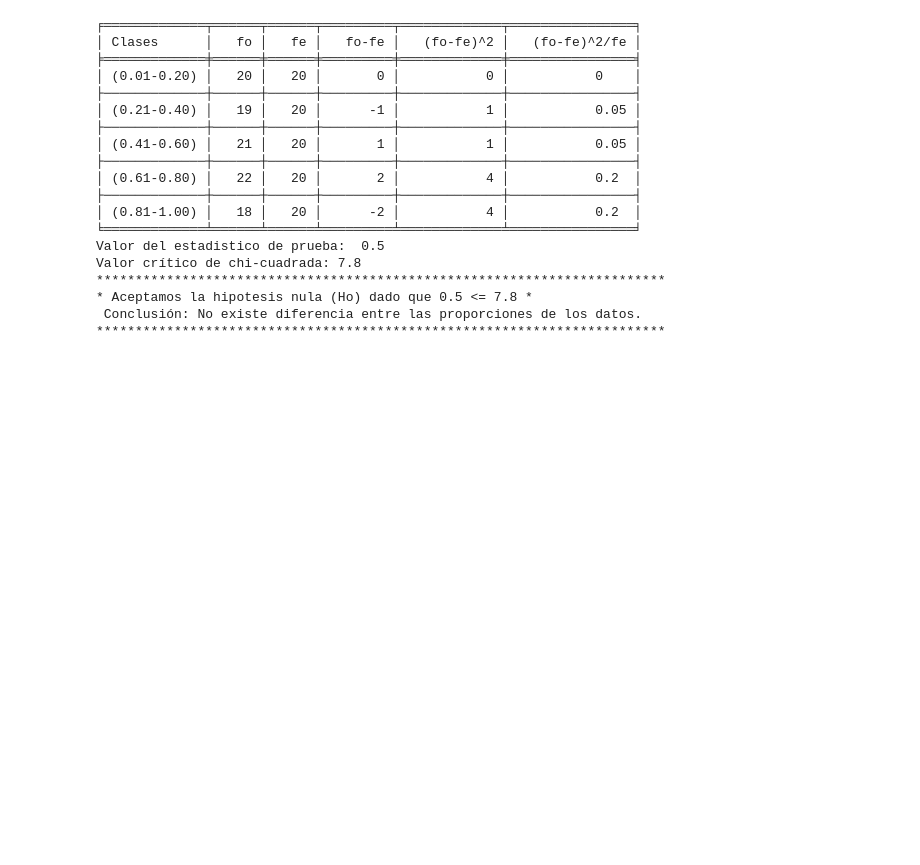
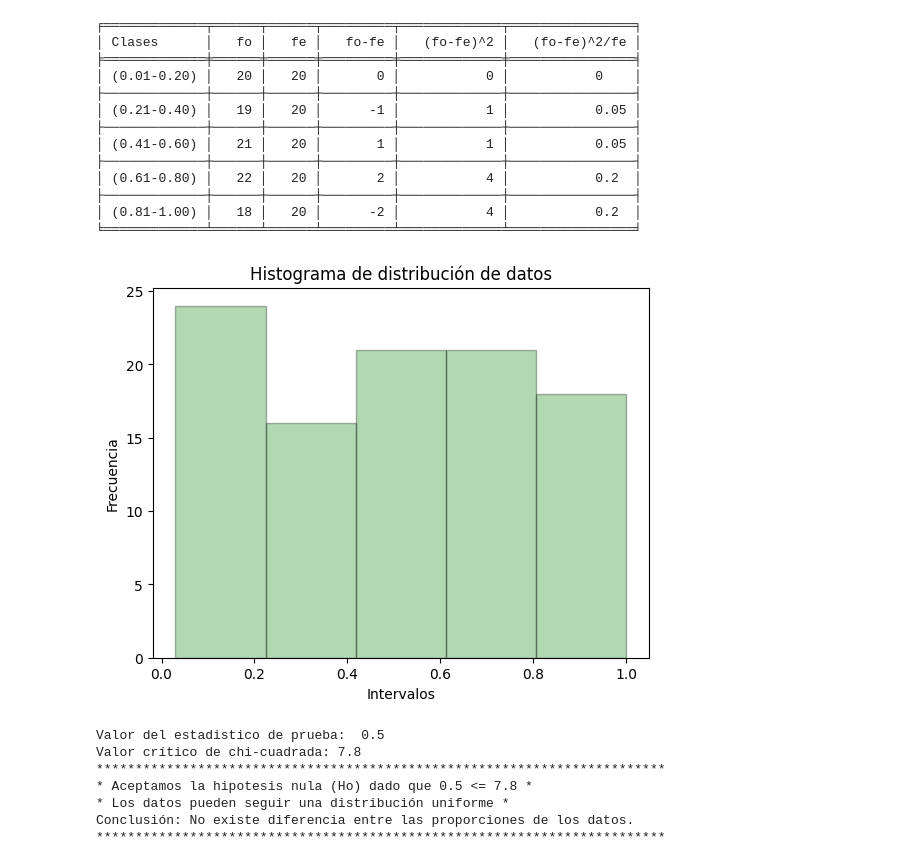
Before and after one commit to MaricelaMH/Simulacion-1, a Jupyter notebook: EJERCICIO6.ipynb, the cells around one changed output. Cells and saved outputs as stored; diff of their text form; code cells hidden in the pictures; blank space fills up the shorter version.

```diff
--- a/EJERCICIO6.ipynb
+++ b/EJERCICIO6.ipynb
@@ -46,6 +46,13 @@ from tabulate import tabulate
 # Imprimir los datos en formato de tabla
 print(tabulate(A, headers="firstrow", tablefmt="fancy_grid"))
 
+# Histograma
+plt.hist(datos, bins=clases, color='green', edgecolor='black', alpha=0.3)
+plt.title('Histograma de distribución de datos')
+plt.xlabel('Intervalos')
+plt.ylabel('Frecuencia')
+plt.show()
+
 # Sumar los elementos
 suma=sum(fofe_2_fe[i] for i in range(5))
 print("Valor del estadistico de prueba: ",suma)
@@ -61,42 +68,48 @@ nivel_confianza = 0.90
 # Calcular el valor crítico de chi-cuadrada para el nivel de confianza dado
 valc = chi2.ppf(nivel_confianza, grados_libertad)
 valor_critico = round(valc, 1)
 print("Valor crítico de chi-cuadrada:", valor_critico)
 
 
 if suma <= valor_critico:
   text1="Aceptamos la hipotesis nula (Ho) dado que {} <= {}".format(suma,valor_critico)
-  text2="Conclusión: No existe diferencia entre las proporciones de los datos."
-  longitud_cuadro = max(len(text1), len(text2)) + 4
+  text2="Los datos pueden seguir una distribución uniforme"
+  text3="Conclusión: No existe diferencia entre las proporciones de los datos."
+  longitud_cuadro = max(len(text1), len(text2),len(text3)) + 4
   print("*" * longitud_cuadro)
   print(f"* {text1} *")
-  print(f" {text2} ")
+  print(f"* {text2} *")
+  print(f"{text3}")
   print("*" * longitud_cuadro)
 elif suma > valor_critico:
   text1="Rechazamos la hipotesis nula (Ho) dado que {} > {}".format(suma,valor_critico)
-  text2="Conclusión: Existe diferencia entre las proporciones de los datos."
-  longitud_cuadro = max(len(text1), len(text2)) + 4
+  text2="Los datos no siguen una distribución uniforme"
+  text3="Conclusión: Existe diferencia entre las proporciones de los datos."
+  longitud_cuadro = max(len(text1), len(text2),len(text3)) + 4
   print("*" * longitud_cuadro)
   print(f"* {text1} *")
-  print(f" {text2} ")
+  print(f"* {text2} *")
+  print(f" {text3} ")
   print("*" * longitud_cuadro)
 # %% [output]
 ╒═════════════╤══════╤══════╤═════════╤═════════════╤════════════════╕
 │ Clases      │   fo │   fe │   fo-fe │   (fo-fe)^2 │   (fo-fe)^2/fe │
 ╞═════════════╪══════╪══════╪═════════╪═════════════╪════════════════╡
 │ (0.01-0.20) │   20 │   20 │       0 │           0 │           0    │
 ├─────────────┼──────┼──────┼─────────┼─────────────┼────────────────┤
 │ (0.21-0.40) │   19 │   20 │      -1 │           1 │           0.05 │
 ├─────────────┼──────┼──────┼─────────┼─────────────┼────────────────┤
 │ (0.41-0.60) │   21 │   20 │       1 │           1 │           0.05 │
 ├─────────────┼──────┼──────┼─────────┼─────────────┼────────────────┤
 │ (0.61-0.80) │   22 │   20 │       2 │           4 │           0.2  │
 ├─────────────┼──────┼──────┼─────────┼─────────────┼────────────────┤
 │ (0.81-1.00) │   18 │   20 │      -2 │           4 │           0.2  │
 ╘═════════════╧══════╧══════╧═════════╧═════════════╧════════════════╛
-Valor del estadistico de prueba:  0.5
-Valor crítico de chi-cuadrada: 7.8
-*************************************************************************
-* Aceptamos la hipotesis nula (Ho) dado que 0.5 <= 7.8 *
- Conclusión: No existe diferencia entre las proporciones de los datos.
-*************************************************************************
+[figure, added]
+Valor del estadistico de prueba:  0.5
+Valor crítico de chi-cuadrada: 7.8
+*************************************************************************
+* Aceptamos la hipotesis nula (Ho) dado que 0.5 <= 7.8 *
+* Los datos pueden seguir una distribución uniforme *
+Conclusión: No existe diferencia entre las proporciones de los datos.
+*************************************************************************
```
Also changed, not shown: parts of 1 cell of this notebook.
